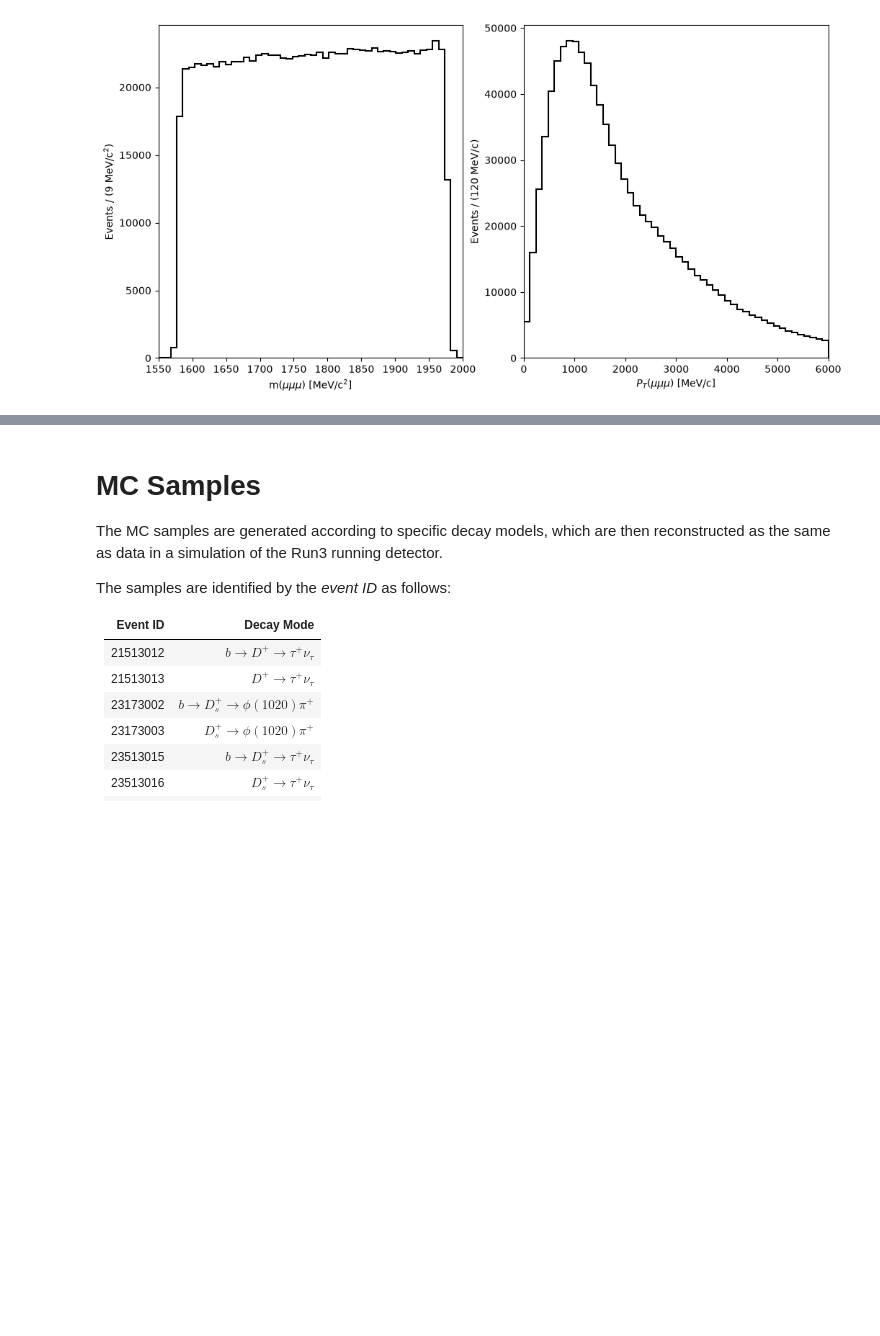
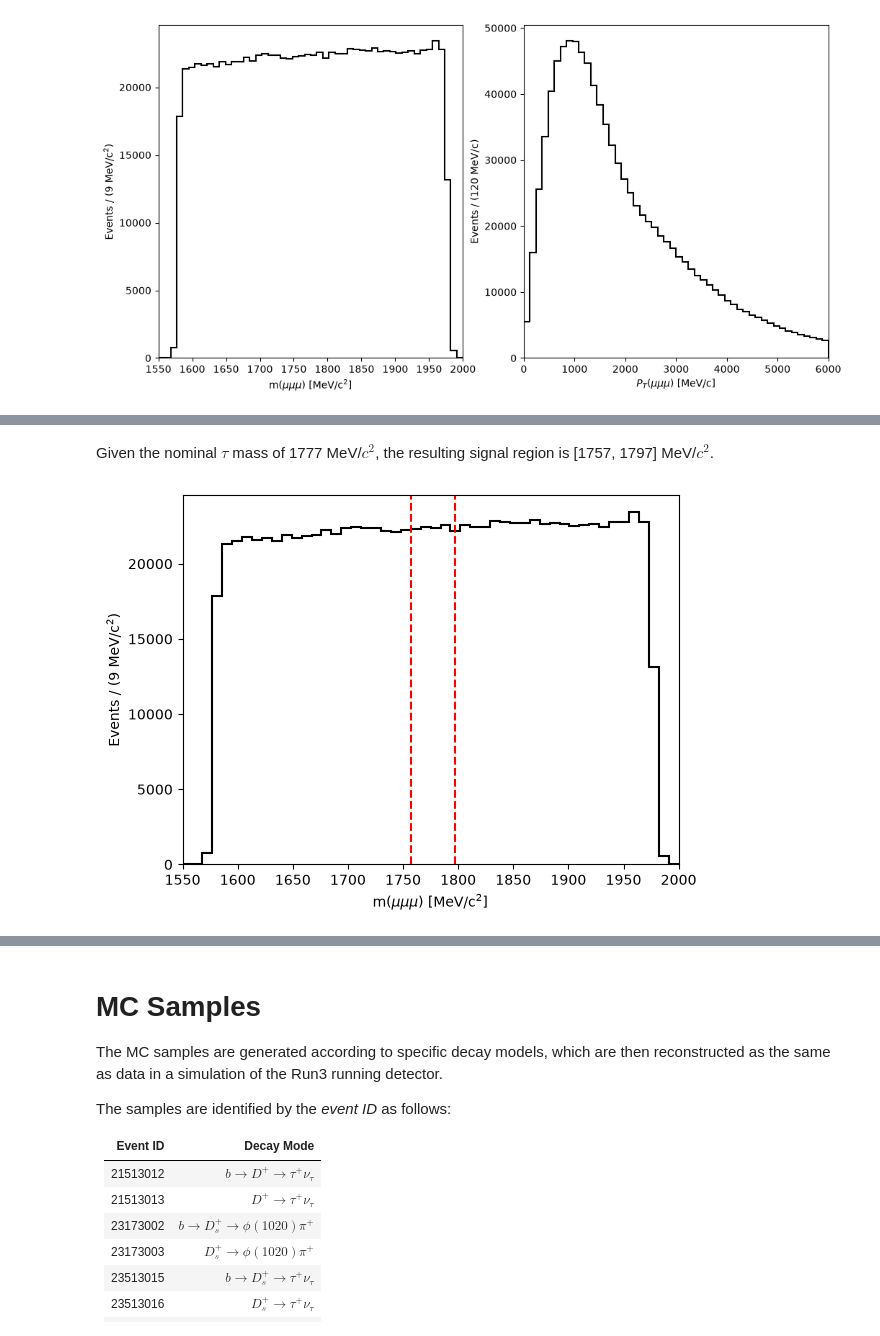
Before and after one commit to lhcb-bicocca/tesi_impicciche, a Jupyter notebook: notebooks/data_sample.ipynb, the cells around one changed output, grey strips where cells are left out. Cells and saved outputs as stored; diff of their text form; code cells hidden in the pictures; blank space fills up the shorter version.

```diff
--- a/notebooks/data_sample.ipynb
+++ b/notebooks/data_sample.ipynb
@@ -95,0 +105,2 @@ plot_hist(df.Tau_PT, bins=50, range=(0, 6000), name=r'$P_T$($\mu\mu\mu$)', unit=
+# %% [markdown]
+Given the nominal $\tau$ mass of 1777 MeV/$c^2$, the resulting signal region is [1757, 1797] MeV/$c^2$.
@@ -95,0 +109,5 @@ plot_hist(df.Tau_PT, bins=50, range=(0, 6000), name=r'$P_T$($\mu\mu\mu$)', unit=
+# %%
+fig, ax = plot_hist(df.Tau_M, bins=50, range=(1550, 2000), name=r'm($\mu\mu\mu$)', unit=r'MeV/c$^2$')
+plot_vertical_lines(ax, xline=[1757, 1797], color='red', linestyle='--')
+# %% [output]
+[figure, added]
```
Also changed, not shown: parts of 17 cells of this notebook.
